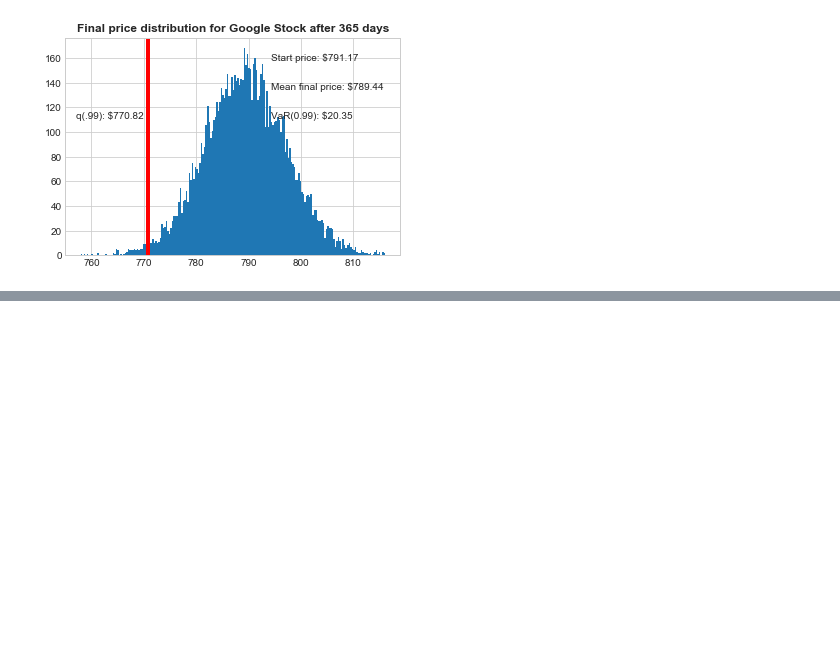
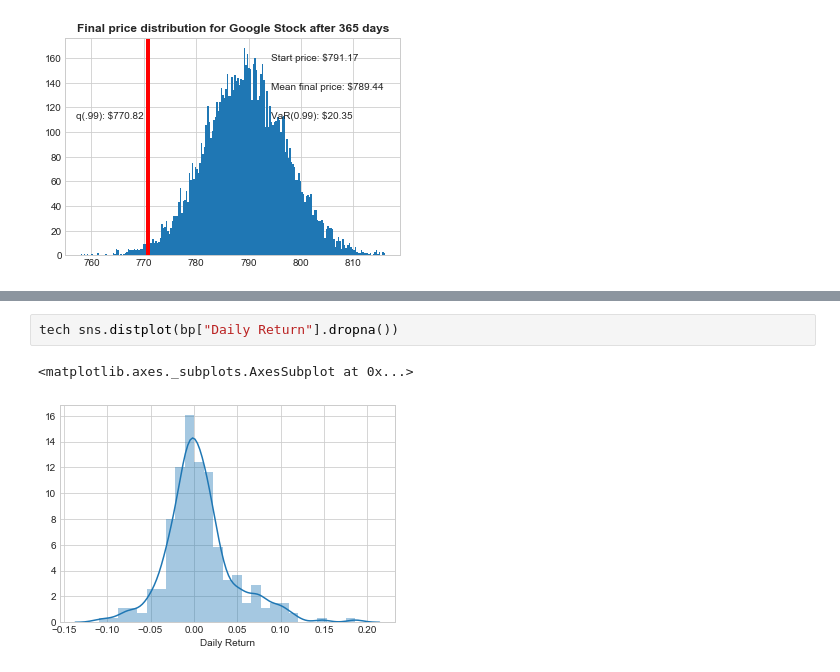
Before and after one commit to anan44/stock_market_analysis, a Jupyter notebook: Stock Market Analysis.ipynb, the cells around one changed output, grey strips where cells are left out. Saved outputs shown, nothing was run; the diff lists cells and outputs as text; blank space fills up the shorter version.

```diff
--- a/Stock Market Analysis.ipynb
+++ b/Stock Market Analysis.ipynb
@@ -289,0 +330,5 @@ Text(0.5,1,'Final price distribution for Google Stock after 365 days')
+# %%
+tech sns.distplot(bp["Daily Return"].dropna())
+# %% [output]
+<matplotlib.axes._subplots.AxesSubplot at 0x...>
+[figure, added]
```
Also changed, not shown: parts of 13 cells of this notebook.
